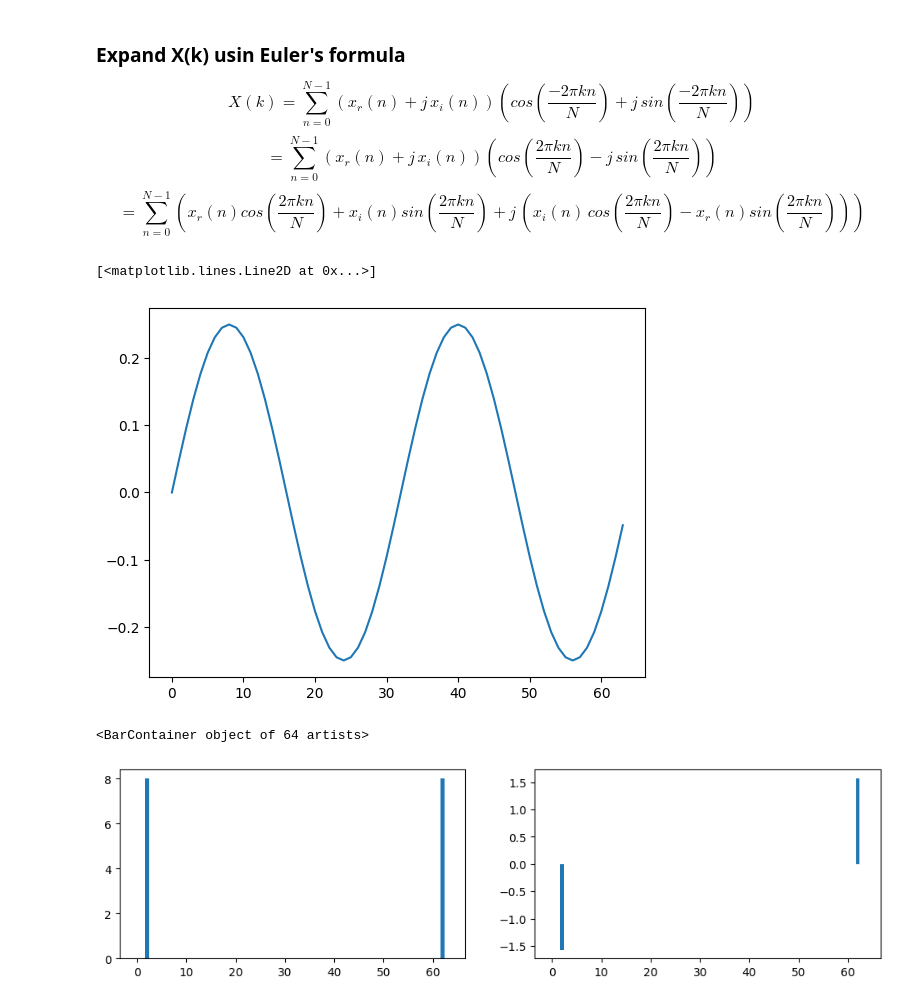
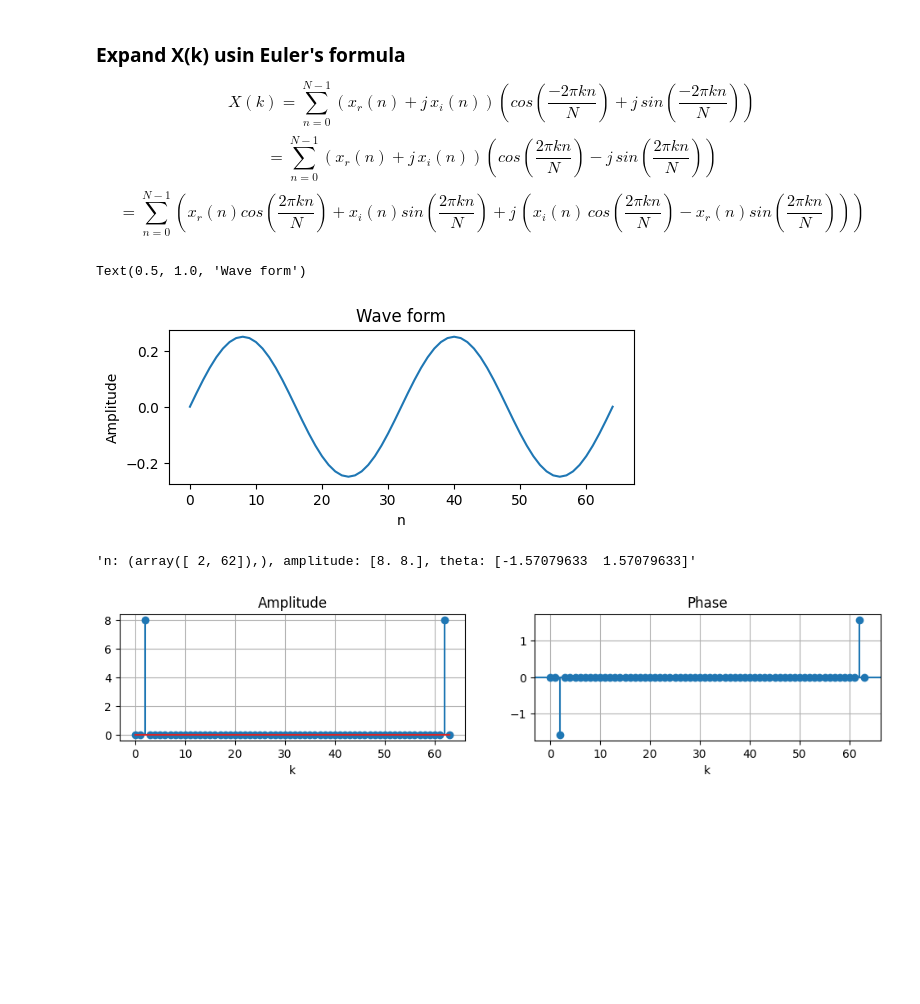
Before and after one commit to araobp/data-science, a Jupyter notebook: DigitalAudioProcessing/DigitalAudioProcessing2.ipynb, the cells around one changed output. Cells and saved outputs as stored; diff of their text form; code cells hidden in the pictures; blank space fills up the shorter version.

```diff
--- a/DigitalAudioProcessing/DigitalAudioProcessing2.ipynb
+++ b/DigitalAudioProcessing/DigitalAudioProcessing2.ipynb
@@ -42,22 +43,48 @@ def dft(x):
 # %%
 fs = 8000  # 8000Hz
 f0 = 250  # 250Hz
 N = 64
 n = np.arange(64)
 x = 0.25 * np.sin(2 * np.pi * f0 * n / fs)
-plt.plot(x)
+
+n1 = np.arange(65)  # to draw continuous wave form
+x1 = 0.25 * np.sin(2 * np.pi * f0 * n1 / fs)
+
+fig, ax = plt.subplots(figsize=(6, 2))
+ax.plot(x1)
+ax.set_xlabel('n')
+ax.set_ylabel('Amplitude')
+ax.set_title('Wave form')
 # %% [output]
-[<matplotlib.lines.Line2D at 0x...>]
+Text(0.5, 1.0, 'Wave form')
-[figure, old version]
+[figure, new version]
 # %%
 X = dft(x.astype(np.complex128))
 AMP = np.abs(X)
 THETA = np.angle(X)
-THETA[AMP<1*10**-10] = 0.
+
+ignore = AMP<1*10**-10
+AMP[ignore] = 0.
+THETA[ignore] = 0.
+
+nonzero = np.nonzero(AMP)
+'n: {}, amplitude: {}, theta: {}'.format(nonzero, AMP[nonzero], THETA[nonzero])
+# %% [output]
+'n: (array([ 2, 62]),), amplitude: [8. 8.], theta: [-1.57079633  1.57079633]'
 # %%
-fig, axes = plt.subplots(1, 2, figsize=(12,3))
-axes[0].bar(n, AMP)
-axes[1].bar(n, THETA)
+fig, axes = plt.subplots(1, 2, figsize=(12,2))
+
+ax0 = axes[0]
+ax0.stem(n, AMP)
+ax0.set_title('Amplitude')
+ax0.set_xlabel('k')
+ax0.grid()
+
+ax1 = axes[1]
+ax1.stem(n, THETA)
+ax1.set_title('Phase')
+ax1.set_xlabel('k')
+ax1.axhline(0)
+ax1.grid()
 # %% [output]
-<BarContainer object of 64 artists>
-[figure, old version]
+[figure, new version]
```
Also changed, not shown: parts of 2 cells of this notebook.
